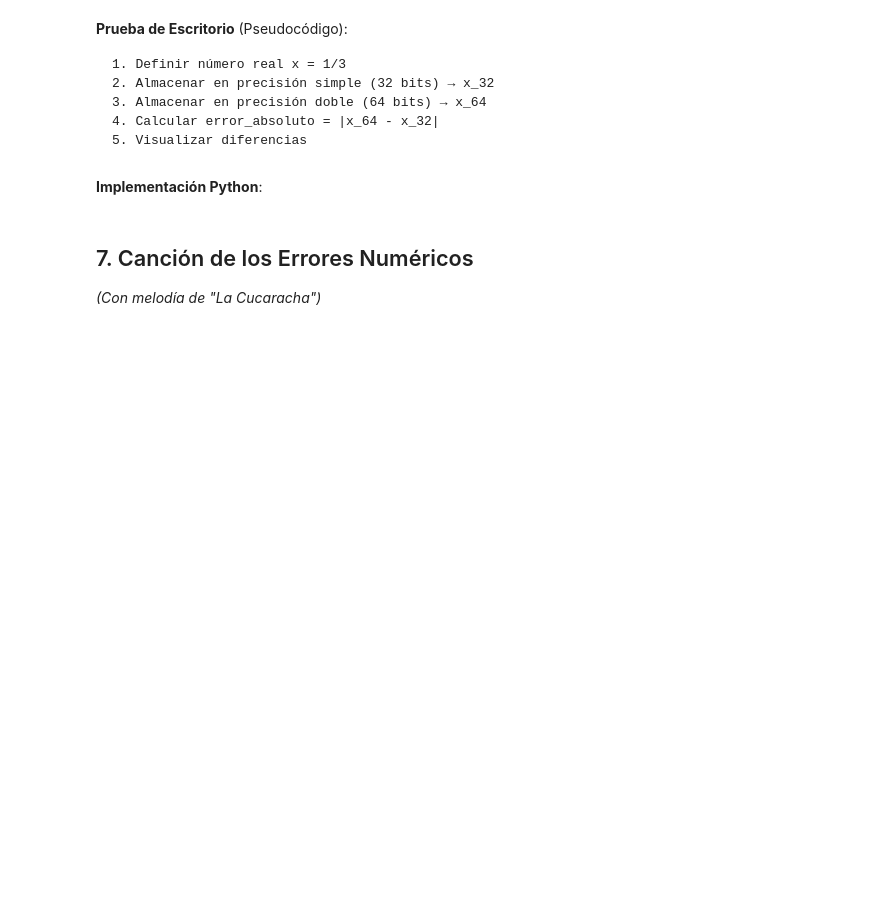
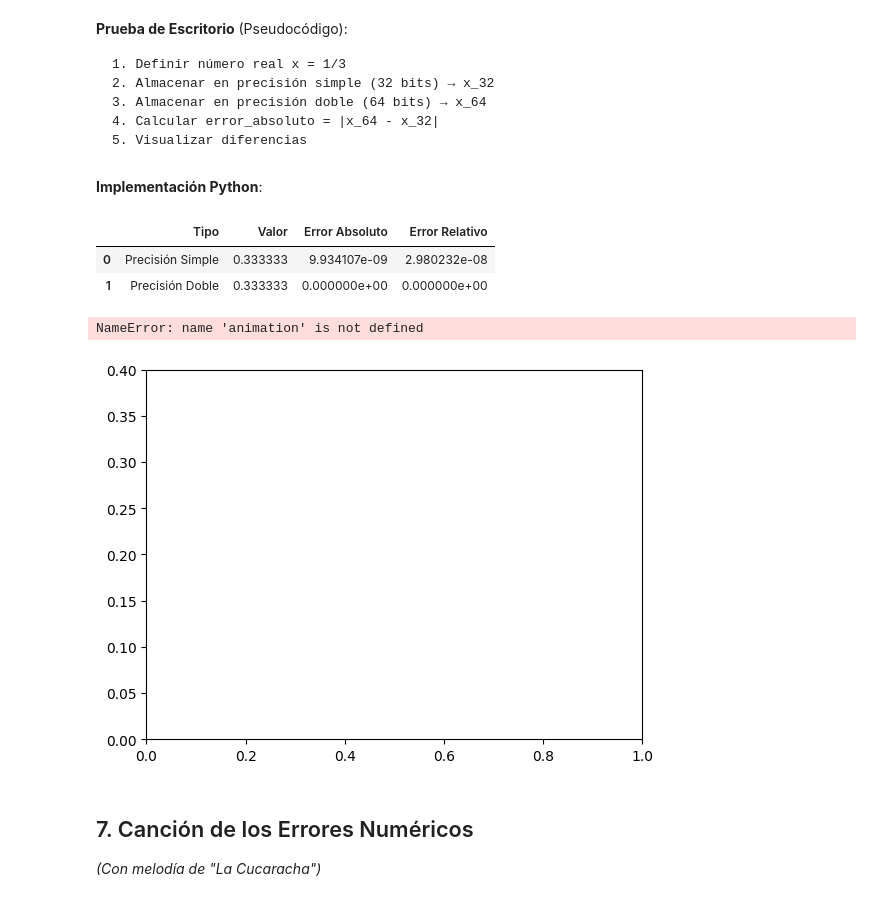
Before and after one commit to marco-canas/analisis_numerico, a Jupyter notebook: 4_planifica_implementa/1_conceptos_preliminares/1_conceptos_preliminares_python.ipynb, the cells around one changed output. Cells and saved outputs as stored; diff of their text form; code cells hidden in the pictures; blank space fills up the shorter version.

```diff
--- a/4_planifica_implementa/1_conceptos_preliminares/1_conceptos_preliminares_python.ipynb
+++ b/4_planifica_implementa/1_conceptos_preliminares/1_conceptos_preliminares_python.ipynb
@@ -487,6 +533,14 @@ def experimento_redondeo():
 
     anim = animation.FuncAnimation(fig, animate, init_func=init, frames=100, interval=50, blit=True)
     display(HTML(anim.to_jshtml()))
+# %%
+experimento_redondeo()
+# %% [output]
+|  | Tipo | Valor | Error Absoluto | Error Relativo |
+| 0 | Precisión Simple | 0.333333 | 9.934107e-09 | 2.980232e-08 |
+| 1 | Precisión Doble | 0.333333 | 0.000000e+00 | 0.000000e+00 |
+NameError: name 'animation' is not defined
+[figure, added]
 # %% [markdown]
 
 ## 7. Canción de los Errores Numéricos
```
Also changed, not shown: parts of 49 cells of this notebook, 1 other file.
